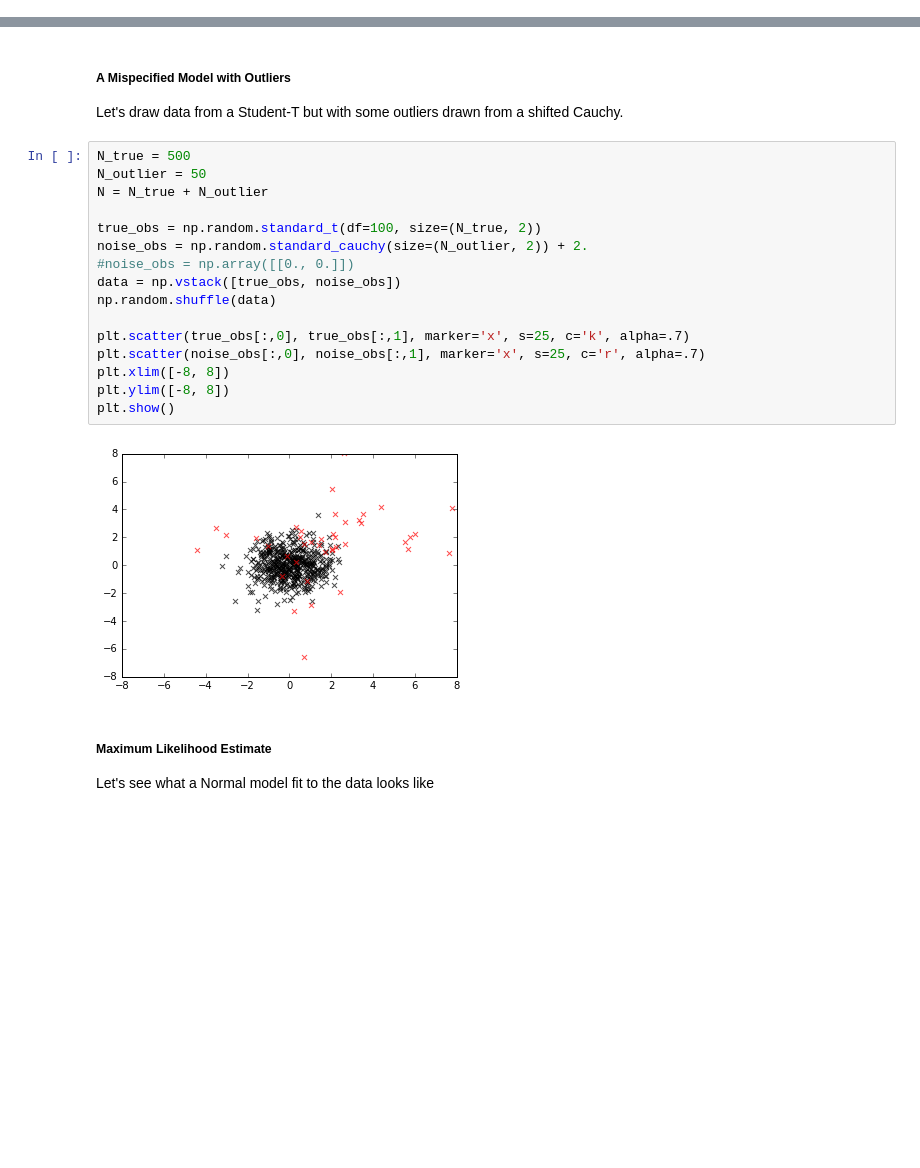
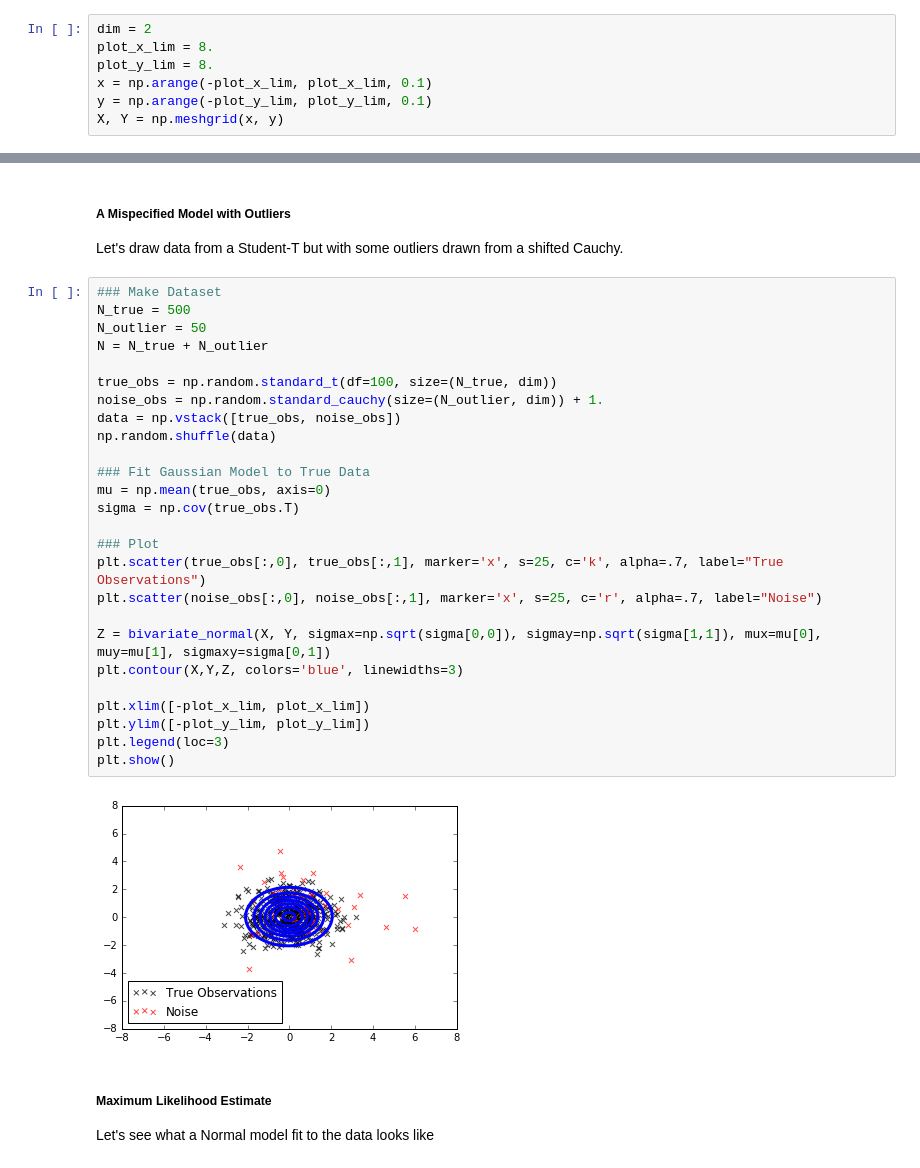
Before and after one commit to enalisnick/blog_sandbox, a Jupyter notebook: Robust_Divergence.ipynb, the cells around one changed output, grey strips where cells are left out. Saved outputs shown, nothing was run; the diff lists cells and outputs as text; blank space fills up the shorter version.

```diff
--- a/Robust_Divergence.ipynb
+++ b/Robust_Divergence.ipynb
@@ -10,4 +12,11 @@ from matplotlib.mlab import bivariate_normal
 %matplotlib inline
+# %%
+dim = 2
+plot_x_lim = 8.
+plot_y_lim = 8.
+x = np.arange(-plot_x_lim, plot_x_lim, 0.1)
+y = np.arange(-plot_y_lim, plot_y_lim, 0.1)
+X, Y = np.meshgrid(x, y)
 # %% [markdown]
 ### The Bootstrap and Robust Divergences
 # %% [markdown]
@@ -15,23 +24,33 @@ from matplotlib.mlab import bivariate_normal
 
 Let's draw data from a Student-T but with some outliers drawn from a shifted Cauchy.
 # %%
+### Make Dataset
 N_true = 500
 N_outlier = 50
 N = N_true + N_outlier
 
-true_obs = np.random.standard_t(df=100, size=(N_true, 2))
-noise_obs = np.random.standard_cauchy(size=(N_outlier, 2)) + 2.
-#noise_obs = np.array([[0., 0.]])
+true_obs = np.random.standard_t(df=100, size=(N_true, dim))
+noise_obs = np.random.standard_cauchy(size=(N_outlier, dim)) + 1.
 data = np.vstack([true_obs, noise_obs])
 np.random.shuffle(data)
 
-plt.scatter(true_obs[:,0], true_obs[:,1], marker='x', s=25, c='k', alpha=.7)
-plt.scatter(noise_obs[:,0], noise_obs[:,1], marker='x', s=25, c='r', alpha=.7)
-plt.xlim([-8, 8])
-plt.ylim([-8, 8])
+### Fit Gaussian Model to True Data
+mu = np.mean(true_obs, axis=0)
+sigma = np.cov(true_obs.T)
+
+### Plot
+plt.scatter(true_obs[:,0], true_obs[:,1], marker='x', s=25, c='k', alpha=.7, label="True Observations")
+plt.scatter(noise_obs[:,0], noise_obs[:,1], marker='x', s=25, c='r', alpha=.7, label="Noise")
+
+Z = bivariate_normal(X, Y, sigmax=np.sqrt(sigma[0,0]), sigmay=np.sqrt(sigma[1,1]), mux=mu[0], muy=mu[1], sigmaxy=sigma[0,1])
+plt.contour(X,Y,Z, colors='blue', linewidths=3)
+
+plt.xlim([-plot_x_lim, plot_x_lim])
+plt.ylim([-plot_y_lim, plot_y_lim])
+plt.legend(loc=3)
 plt.show()
 # %% [output]
-[figure, old version]
+[figure, new version]
 # %% [markdown]
 ##### Maximum Likelihood Estimate
 
```
Also changed, not shown: parts of 6 cells of this notebook.
